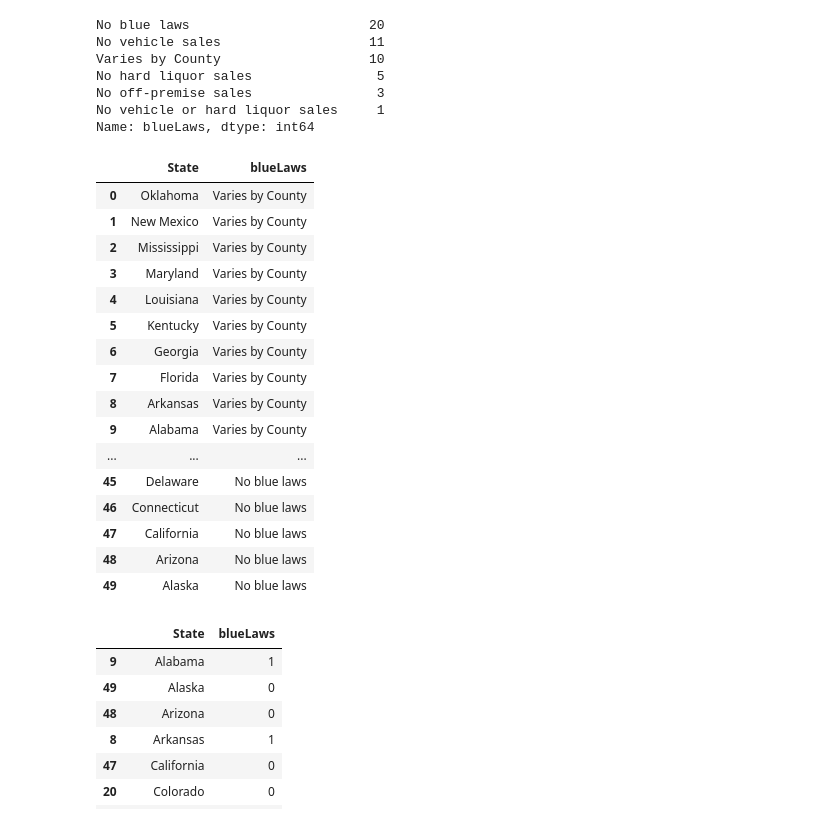
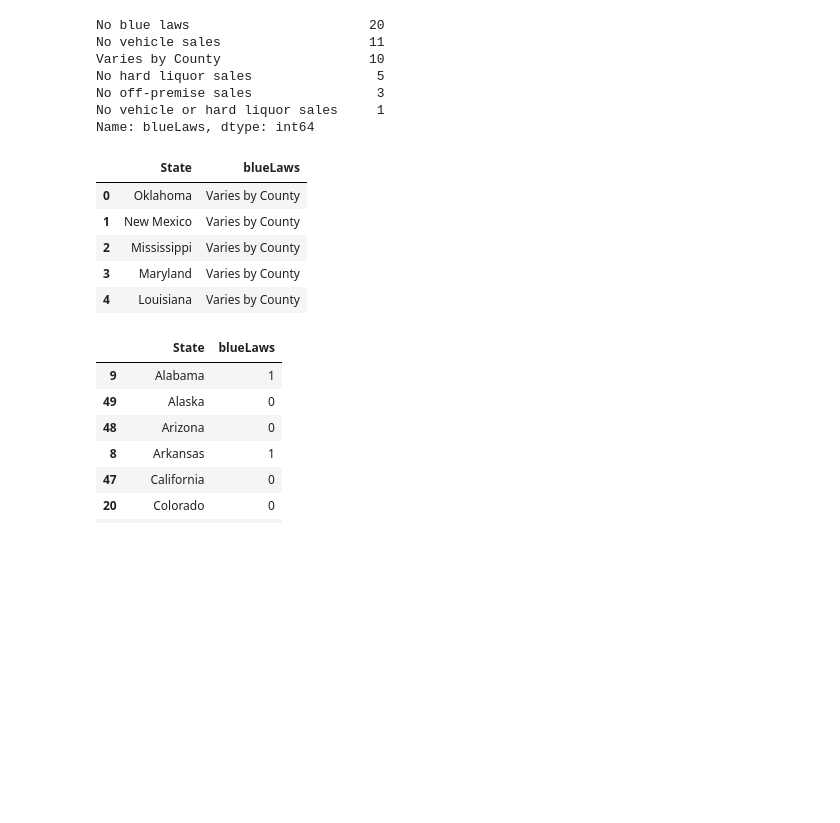
Before and after one commit to smyoung88/DA_G2_Final_Project, a Jupyter notebook: Vellios/StateGrouped_Dataset_Accidents-Cars-Pop-Land-Blue-Weed.ipynb, the cells around one changed output. Cells and saved outputs as stored; diff of their text form; code cells hidden in the pictures; blank space fills up the shorter version.

```diff
--- a/Vellios/StateGrouped_Dataset_Accidents-Cars-Pop-Land-Blue-Weed.ipynb
+++ b/Vellios/StateGrouped_Dataset_Accidents-Cars-Pop-Land-Blue-Weed.ipynb
@@ -65,6 +73,5 @@ len(new_states.items())
 # %%
 import pandas as pd
-pd.set_option('display.float_format', lambda x: '%.3f' % x)
 from IPython.core.display import display, HTML
 display(HTML("<style>.container { width:90% !important; }</style>"))
 # %% [markdown]
@@ -491,25 +475,14 @@ No off-premise sales                3
 No vehicle or hard liquor sales     1
 Name: blueLaws, dtype: int64
 # %%
-blue_df
+blue_df.head()
 # %% [output]
 |  | State | blueLaws |
 | 0 | Oklahoma | Varies by County |
 | 1 | New Mexico | Varies by County |
 | 2 | Mississippi | Varies by County |
 | 3 | Maryland | Varies by County |
 | 4 | Louisiana | Varies by County |
-| 5 | Kentucky | Varies by County |
-| 6 | Georgia | Varies by County |
-| 7 | Florida | Varies by County |
-| 8 | Arkansas | Varies by County |
-| 9 | Alabama | Varies by County |
-| ... | ... | ... |
-| 45 | Delaware | No blue laws |
-| 46 | Connecticut | No blue laws |
-| 47 | California | No blue laws |
-| 48 | Arizona | No blue laws |
-| 49 | Alaska | No blue laws |
 # %%
 zeros = ['No blue laws',
         'No vehicle sales']
```
Also changed, not shown: parts of 40 cells of this notebook, 6 other files.
